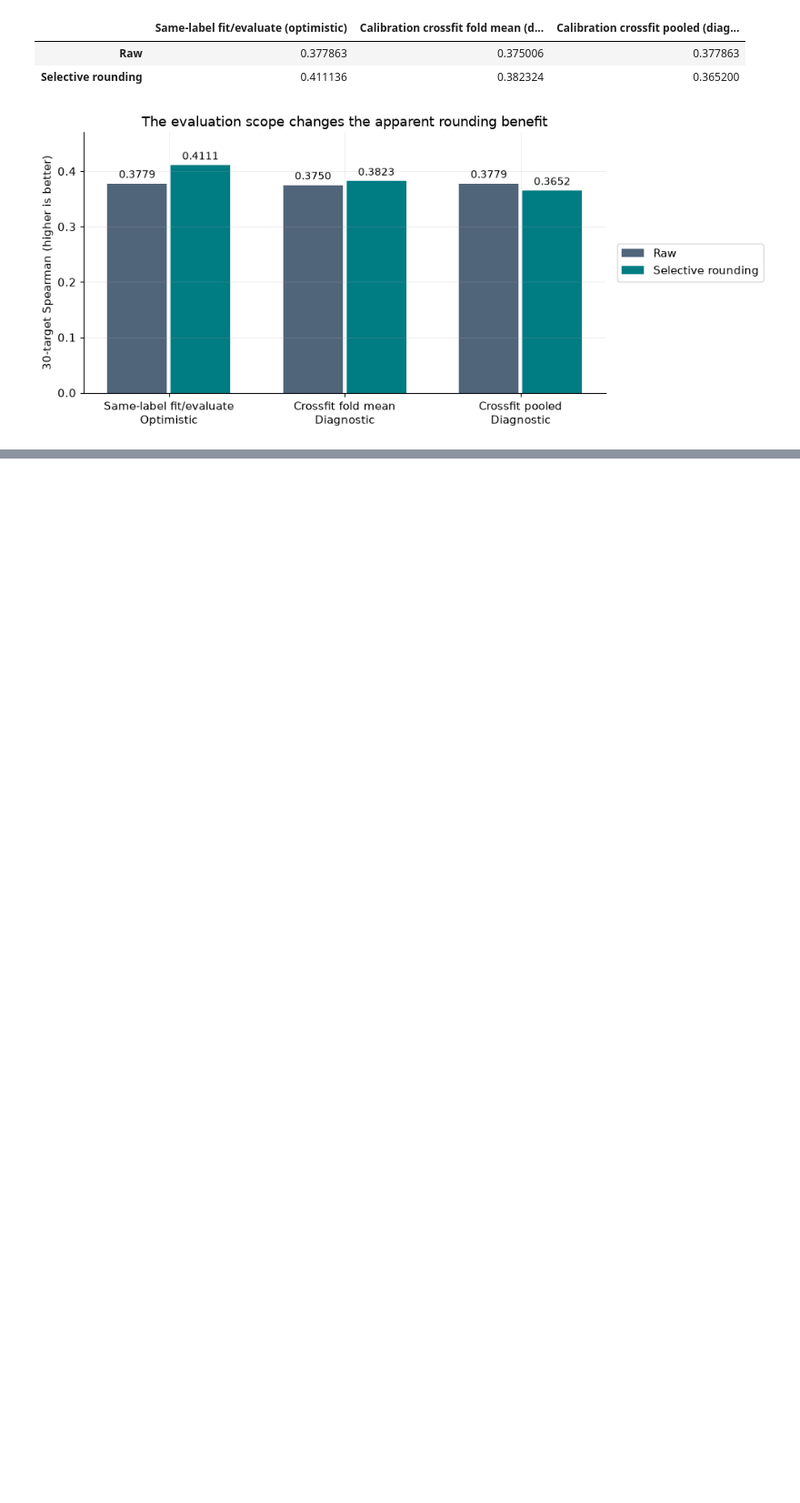
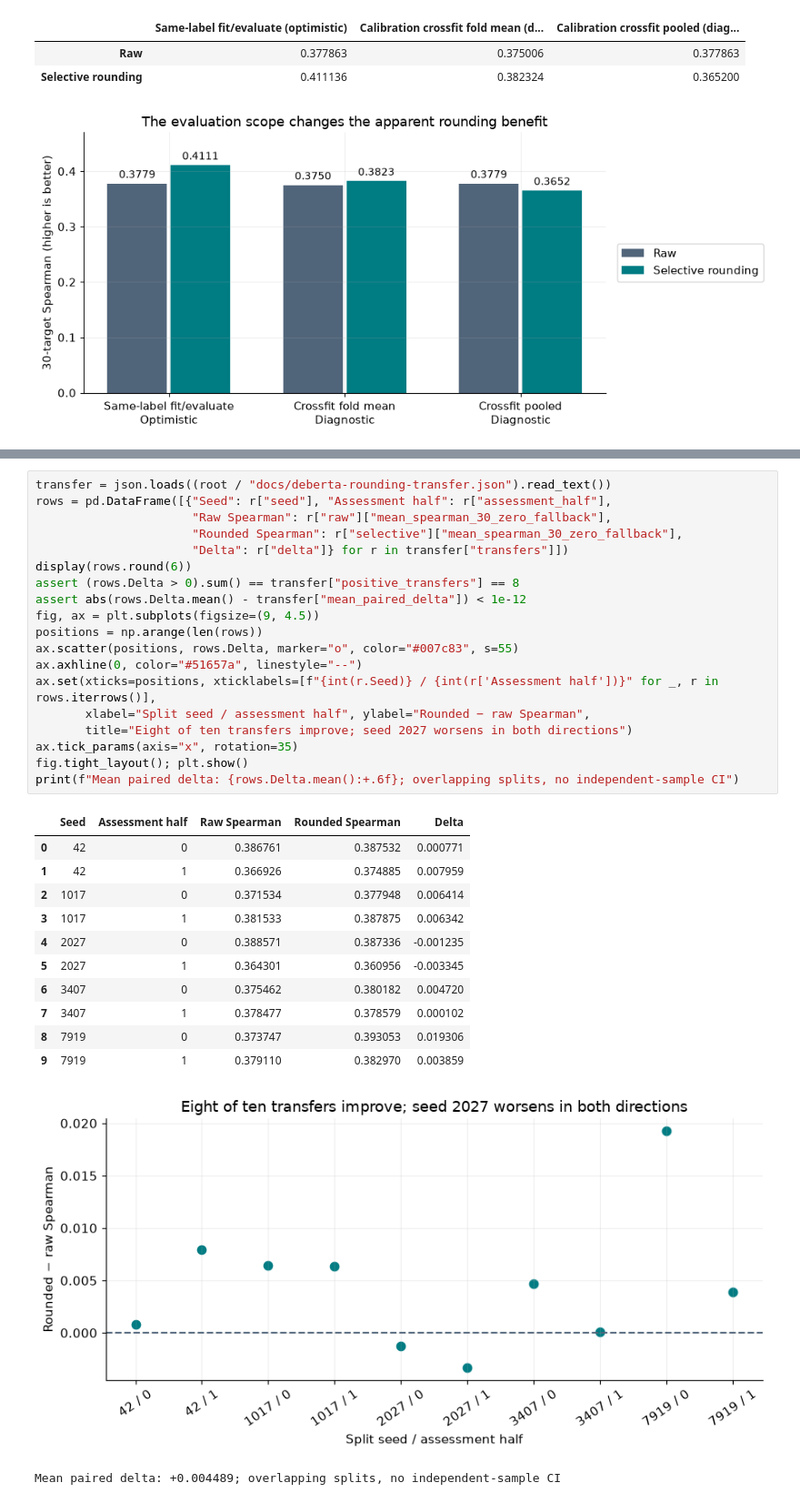
Before and after one commit to cttsai1985/kaggle-google-quest, a Jupyter notebook: notebooks/03-metric-aware-postprocessing.ipynb, the cells around one changed output, grey strips where cells are left out. Shown at 91% size. Drawn from its saved outputs; the diff is of its cells as text; blank space fills up the shorter version.

Commit message:
Measure rounding transfer stability and retain the failed normalization diagnostic

```diff
--- a/notebooks/03-metric-aware-postprocessing.ipynb
+++ b/notebooks/03-metric-aware-postprocessing.ipynb
@@ -126,0 +133,33 @@ ax.legend(loc="center left", bbox_to_anchor=(1.01, 0.5)); fig.tight_layout(); pl
+# %%
+transfer = json.loads((root / "docs/deberta-rounding-transfer.json").read_text())
+rows = pd.DataFrame([{"Seed": r["seed"], "Assessment half": r["assessment_half"],
+                      "Raw Spearman": r["raw"]["mean_spearman_30_zero_fallback"],
+                      "Rounded Spearman": r["selective"]["mean_spearman_30_zero_fallback"],
+                      "Delta": r["delta"]} for r in transfer["transfers"]])
+display(rows.round(6))
+assert (rows.Delta > 0).sum() == transfer["positive_transfers"] == 8
+assert abs(rows.Delta.mean() - transfer["mean_paired_delta"]) < 1e-12
+fig, ax = plt.subplots(figsize=(9, 4.5))
+positions = np.arange(len(rows))
+ax.scatter(positions, rows.Delta, marker="o", color="#007c83", s=55)
+ax.axhline(0, color="#51657a", linestyle="--")
+ax.set(xticks=positions, xticklabels=[f"{int(r.Seed)} / {int(r['Assessment half'])}" for _, r in rows.iterrows()],
+       xlabel="Split seed / assessment half", ylabel="Rounded − raw Spearman",
+       title="Eight of ten transfers improve; seed 2027 worsens in both directions")
+ax.tick_params(axis="x", rotation=35)
+fig.tight_layout(); plt.show()
+print(f"Mean paired delta: {rows.Delta.mean():+.6f}; overlapping splits, no independent-sample CI")
+# %% [output]
+|  | Seed | Assessment half | Raw Spearman | Rounded Spearman | Delta |
+| 0 | 42 | 0 | 0.386761 | 0.387532 | 0.000771 |
+| 1 | 42 | 1 | 0.366926 | 0.374885 | 0.007959 |
+| 2 | 1017 | 0 | 0.371534 | 0.377948 | 0.006414 |
+| 3 | 1017 | 1 | 0.381533 | 0.387875 | 0.006342 |
+| 4 | 2027 | 0 | 0.388571 | 0.387336 | -0.001235 |
+| 5 | 2027 | 1 | 0.364301 | 0.360956 | -0.003345 |
+| 6 | 3407 | 0 | 0.375462 | 0.380182 | 0.004720 |
+| 7 | 3407 | 1 | 0.378477 | 0.378579 | 0.000102 |
+| 8 | 7919 | 0 | 0.373747 | 0.393053 | 0.019306 |
+| 9 | 7919 | 1 | 0.379110 | 0.382970 | 0.003859 |
+[figure, added]
+Mean paired delta: +0.004489; overlapping splits, no independent-sample CI
```
Also changed, not shown: parts of 5 cells of this notebook, 5 other files.
